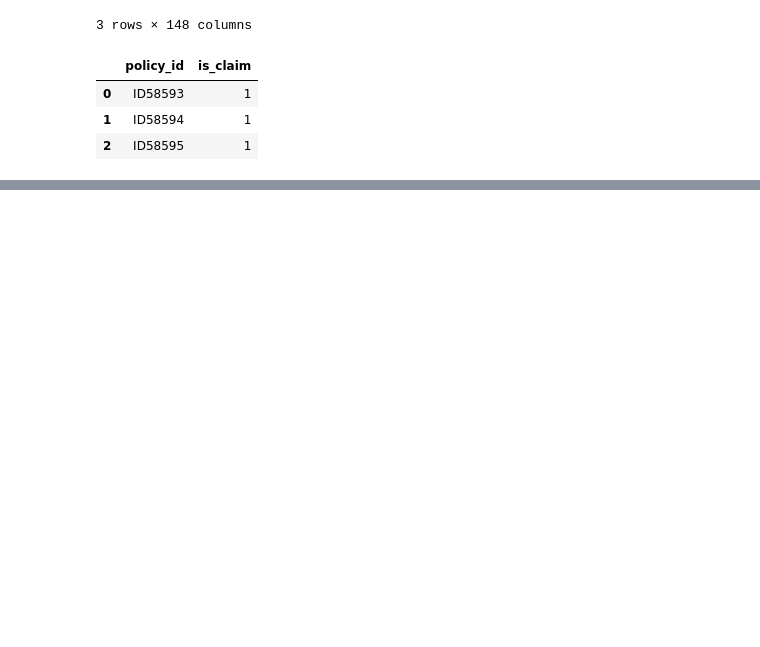
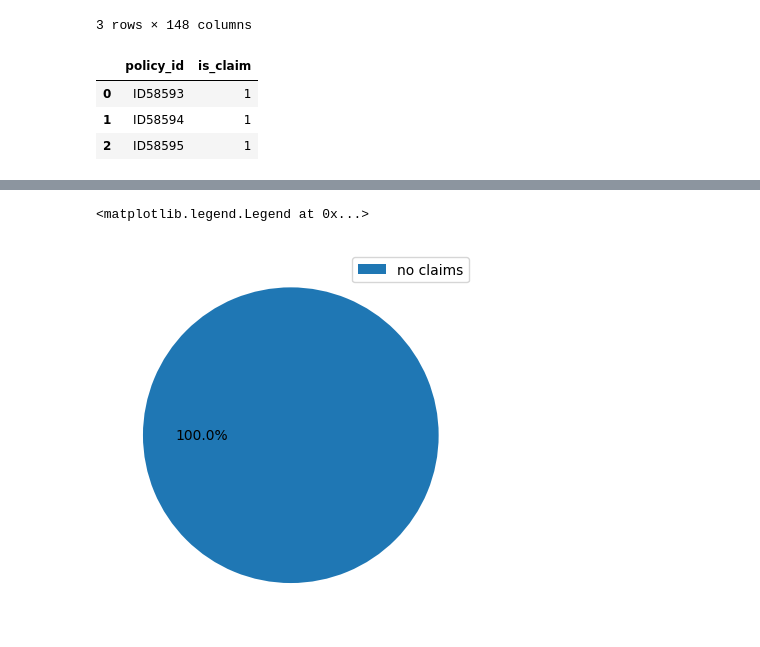
Before and after one commit to abdulqgg/Machine-Learning-Projects, a Jupyter notebook: Car Insurance Decision Tree/notebook.ipynb, the cells around one changed output, grey strips where cells are left out. Saved outputs shown, nothing was run; the diff lists cells and outputs as text; code cells hidden in the pictures; blank space fills up the shorter version.

```diff
--- a/Car Insurance Decision Tree/notebook.ipynb
+++ b/Car Insurance Decision Tree/notebook.ipynb
@@ -238,0 +213,6 @@ Name: is_claim, Length: 39063, dtype: int64
+# %%
+plt.pie(df_sol["is_claim"].value_counts(), autopct='%1.1f%%')
+plt.legend(labels=["no claims", "claims"], loc="upper right")
+# %% [output]
+<matplotlib.legend.Legend at 0x...>
+[figure, added]
```
Also changed, not shown: parts of 12 cells of this notebook, 2 other files.
